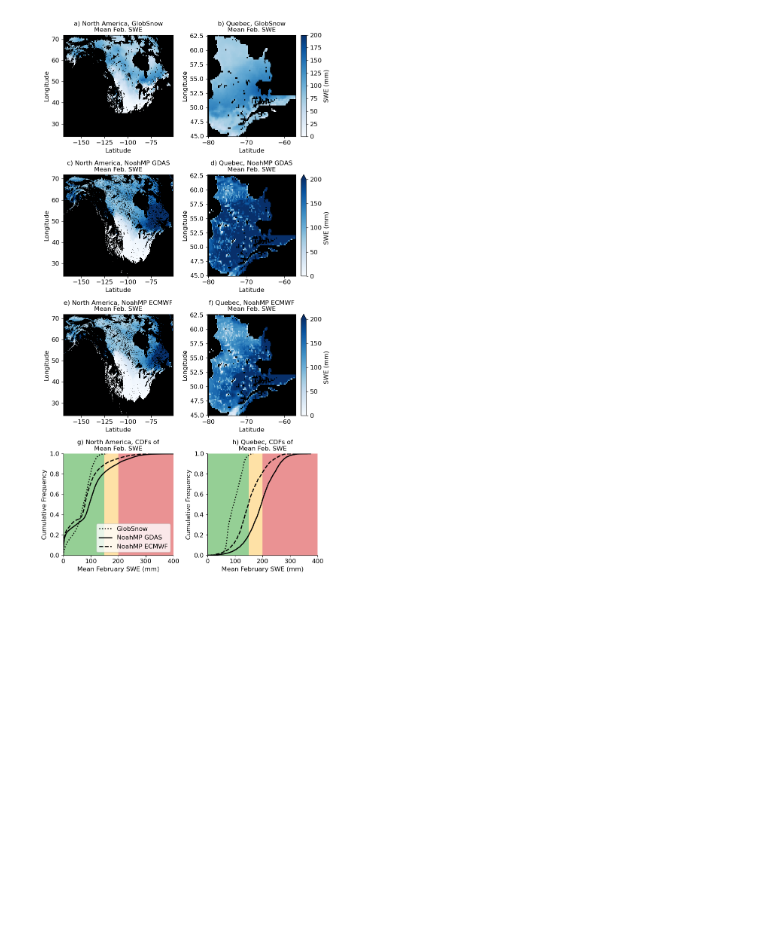
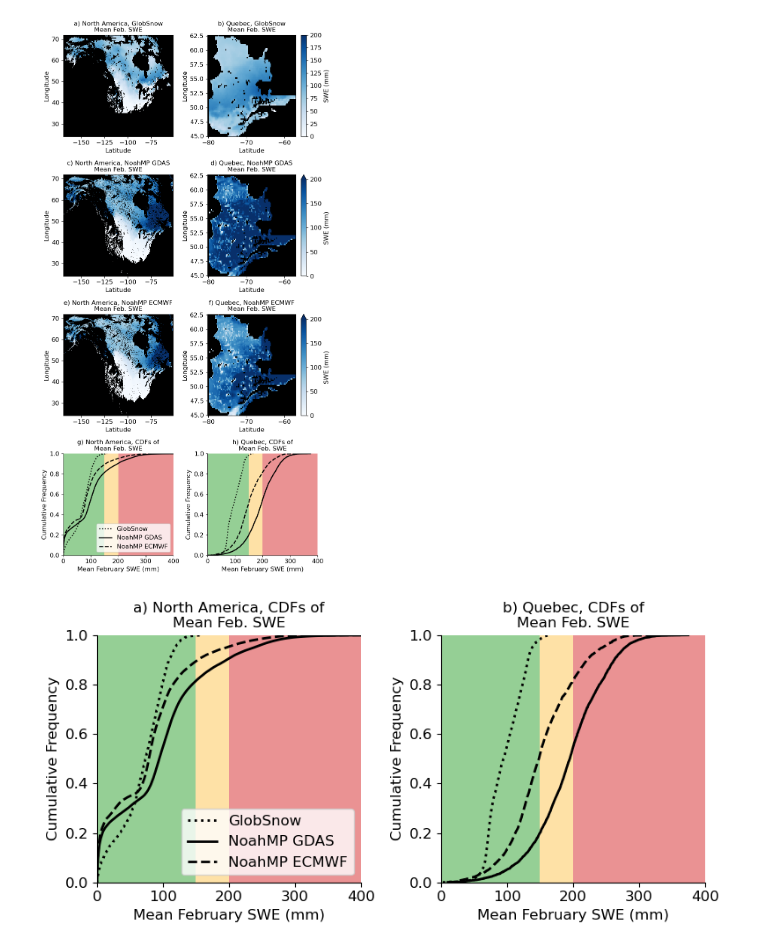
Before and after one commit to spestana/ssum, a Jupyter notebook: swe-plots.ipynb, the cells around one changed output. Drawn from its saved outputs; the diff is of its cells as text; code cells hidden in the pictures; blank space fills up the shorter version.

```diff
--- a/swe-plots.ipynb
+++ b/swe-plots.ipynb
@@ -280,3 +280,60 @@ ax_qc_cdfs.spines['right'].set_visible(False)
 plt.savefig('figures/swe-mountainsmasked.jpg')
 # %% [output]
 [figure]
+# %%
+fig, ax = plt.subplots(nrows=1,ncols=2,figsize=(8,4),tight_layout=True,gridspec_kw={'width_ratios': [1, 1]})
+[ax_na_cdfs, ax_qc_cdfs] = ax.ravel()
+
+### CDF plots ###
+# North America GlobSnow CDF
+ax_na_cdfs.plot(na_globsnow_cdf_x, na_globsnow_cdf_y, ':', c='k', lw=2, label='GlobSnow')
+# North America NoahMP GDAS CDF
+ax_na_cdfs.plot(na_gdas_cdf_x, na_gdas_cdf_y, '-', c='k', lw=2,  label='NoahMP GDAS')
+# North America  NoahMP ECMWF CDF
+ax_na_cdfs.plot(na_ecmwf_cdf_x, na_ecmwf_cdf_y, '--', c='k', lw=2,  label='NoahMP ECMWF')
+# add vertical lines or bands for max SWE thresholds
+#ax_na_cdfs.axvline(150, c='grey', lw=1, zorder=-99)
+#ax_na_cdfs.axvline(200, c='grey', lw=1, zorder=-99)
+ax_na_cdfs.fill_between([0, 150], y1=1, y2=0, facecolor='tab:green', alpha=0.5)
+ax_na_cdfs.fill_between([150,200], y1=1, y2=0, facecolor='#fec44f', alpha=0.5)
+ax_na_cdfs.fill_between([200, 400], y1=1, y2=0, facecolor='tab:red', alpha=0.5)
+# format CDF plot
+ax_na_cdfs.set_xlim((0,400))
+ax_na_cdfs.set_ylim((0,1))
+ax_na_cdfs.set_title('a) North America, CDFs of\nMean Feb. SWE')
+ax_na_cdfs.set_ylabel('Cumulative Frequency')
+ax_na_cdfs.set_xlabel('Mean February SWE (mm)')
+ax_na_cdfs.legend(loc='lower right');
+ax_na_cdfs.spines['top'].set_visible(False)
+ax_na_cdfs.spines['right'].set_visible(False)
+#ax2.spines['top'].set_visible(False)
+#ax2.spines['right'].set_visible(False)
+
+# Quebec GlobSnow CDF
+ax_qc_cdfs.plot(qc_globsnow_cdf_x, qc_globsnow_cdf_y, ':', c='k', lw=2, label='GlobSnow')
+# Quebec NoahMP GDAS CDF
+ax_qc_cdfs.plot(qc_gdas_cdf_x, qc_gdas_cdf_y, '-', c='k', lw=2,  label='NoahMP GDAS')
+# Quebec  NoahMP ECMWF CDF
+ax_qc_cdfs.plot(qc_ecmwf_cdf_x, qc_ecmwf_cdf_y, '--', c='k', lw=2,  label='NoahMP ECMWF')
+# add vertical lines or bands for max SWE thresholds
+#ax_qc_cdfs.axvline(150, c='grey', lw=1, zorder=-99)
+#ax_qc_cdfs.axvline(200, c='grey', lw=1, zorder=-99)
+ax_qc_cdfs.fill_between([0, 150], y1=1, y2=0, facecolor='tab:green', alpha=0.5)
+ax_qc_cdfs.fill_between([150,200], y1=1, y2=0, facecolor='#fec44f', alpha=0.5)
+ax_qc_cdfs.fill_between([200, 400], y1=1, y2=0, facecolor='tab:red', alpha=0.5)
+# format CDF plot
+ax_qc_cdfs.set_xlim((0,400))
+ax_qc_cdfs.set_ylim((0,1))
+ax_qc_cdfs.set_title('b) Quebec, CDFs of\nMean Feb. SWE')
+ax_qc_cdfs.set_ylabel('Cumulative Frequency')
+ax_qc_cdfs.set_xlabel('Mean February SWE (mm)')
+#ax_qc_cdfs.legend(loc='lower right');
+ax_qc_cdfs.spines['top'].set_visible(False)
+ax_qc_cdfs.spines['right'].set_visible(False)
+#ax2.spines['top'].set_visible(False)
+#ax2.spines['right'].set_visible(False)
+
+# save figure
+plt.savefig('figures/swe-mountainsmasked-cdfs.jpg')
+# %% [output]
+[figure, added]
```
Also changed, not shown: 2 other files.
